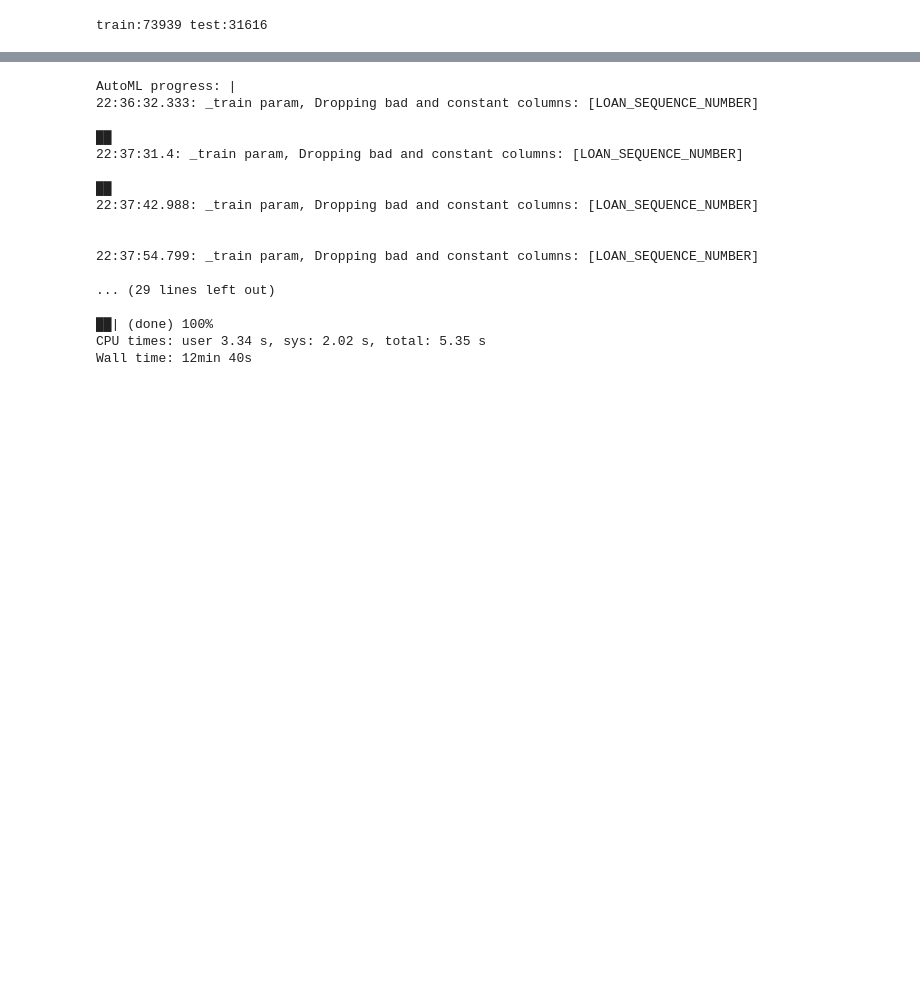
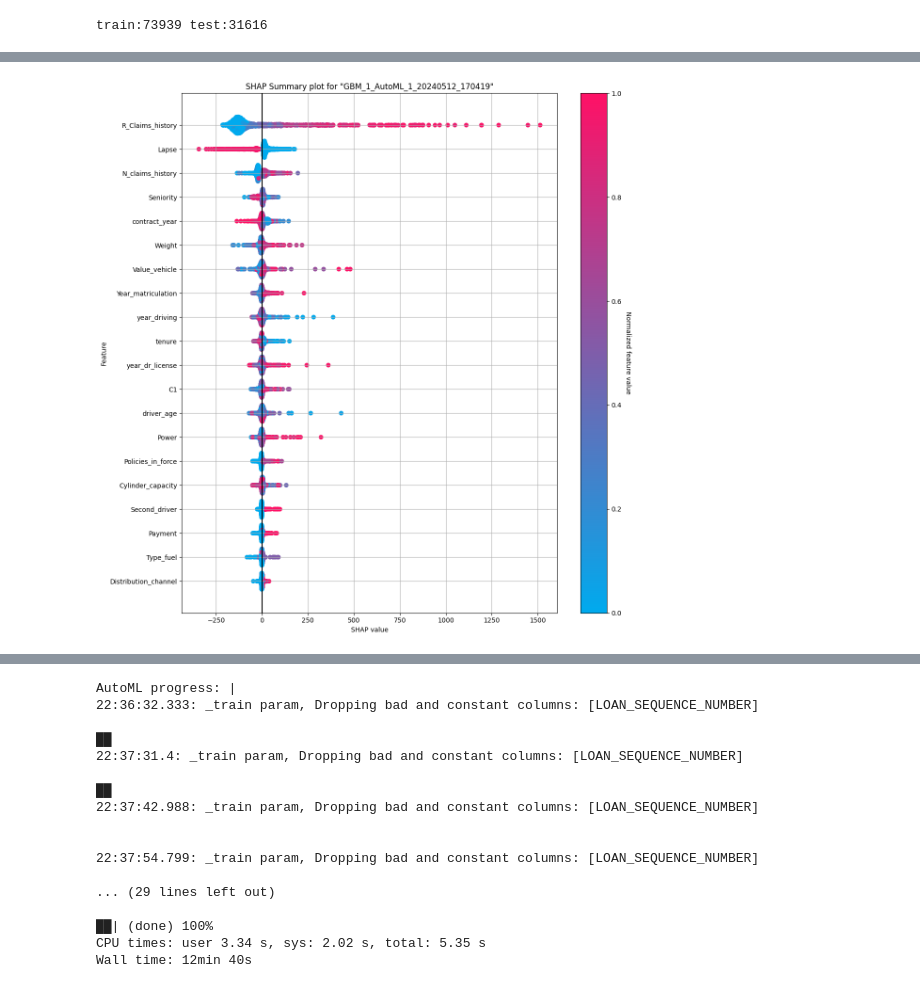
Before and after one commit to jinhuizi-fu/insurance_ml, a Jupyter notebook: project/h2o_automl.ipynb, the cells around one changed output, grey strips where cells are left out. Saved outputs shown, nothing was run; the diff lists cells and outputs as text; code cells hidden in the pictures; blank space fills up the shorter version.

```diff
--- a/project/h2o_automl.ipynb
+++ b/project/h2o_automl.ipynb
@@ -150,5 +225,9 @@ aml.leaderboard
 # %%
 bst_model = aml.leader
+# %%
+shap_plot = bst_model.shap_summary_plot(test)
+# %% [output]
+[figure, added]
 # %%
 h2o_wrapper = H2OProbWrapper(bst_model,feature_names)
 # %% [output]
```
Also changed, not shown: parts of 11 cells of this notebook, 1 other file.
